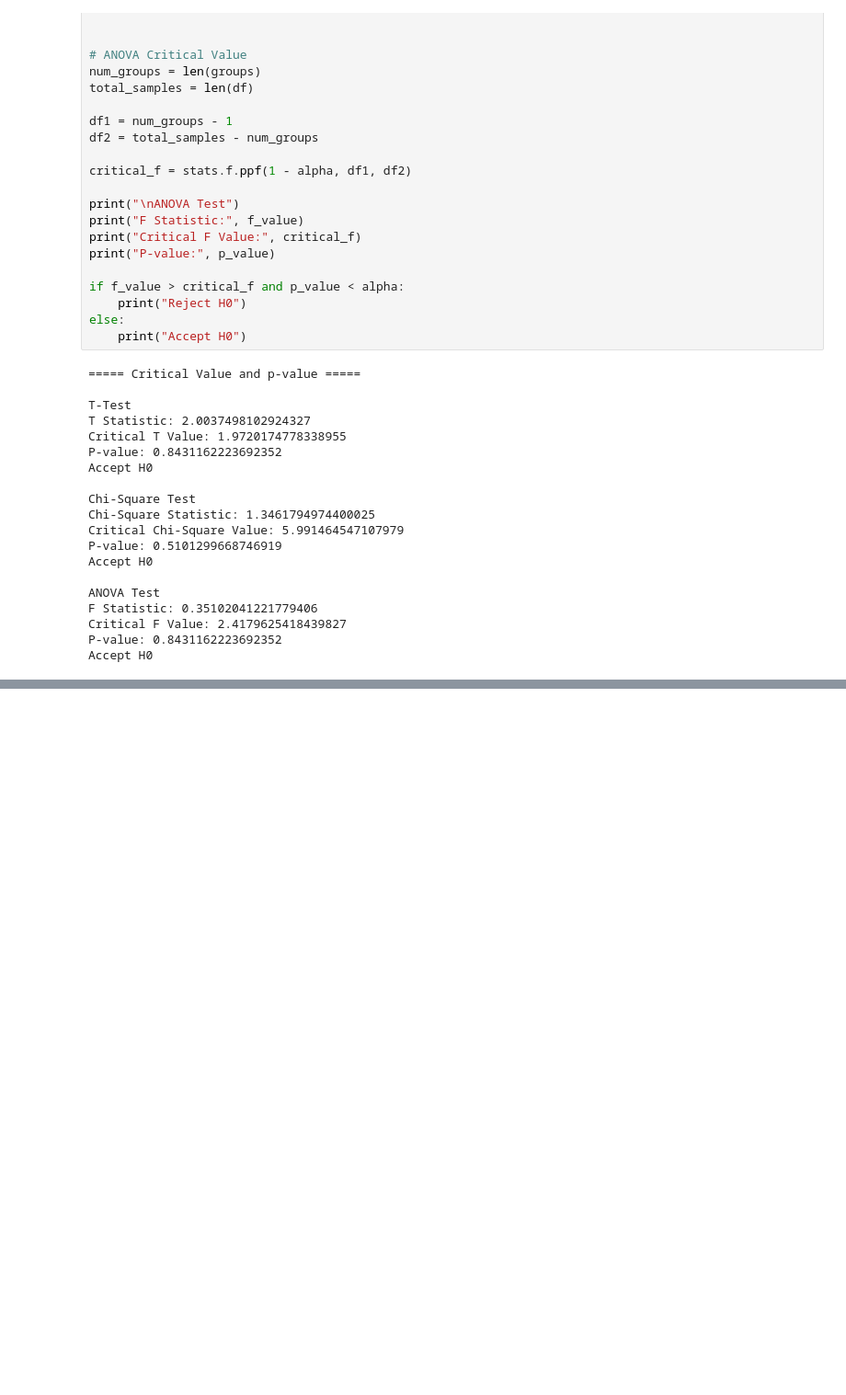
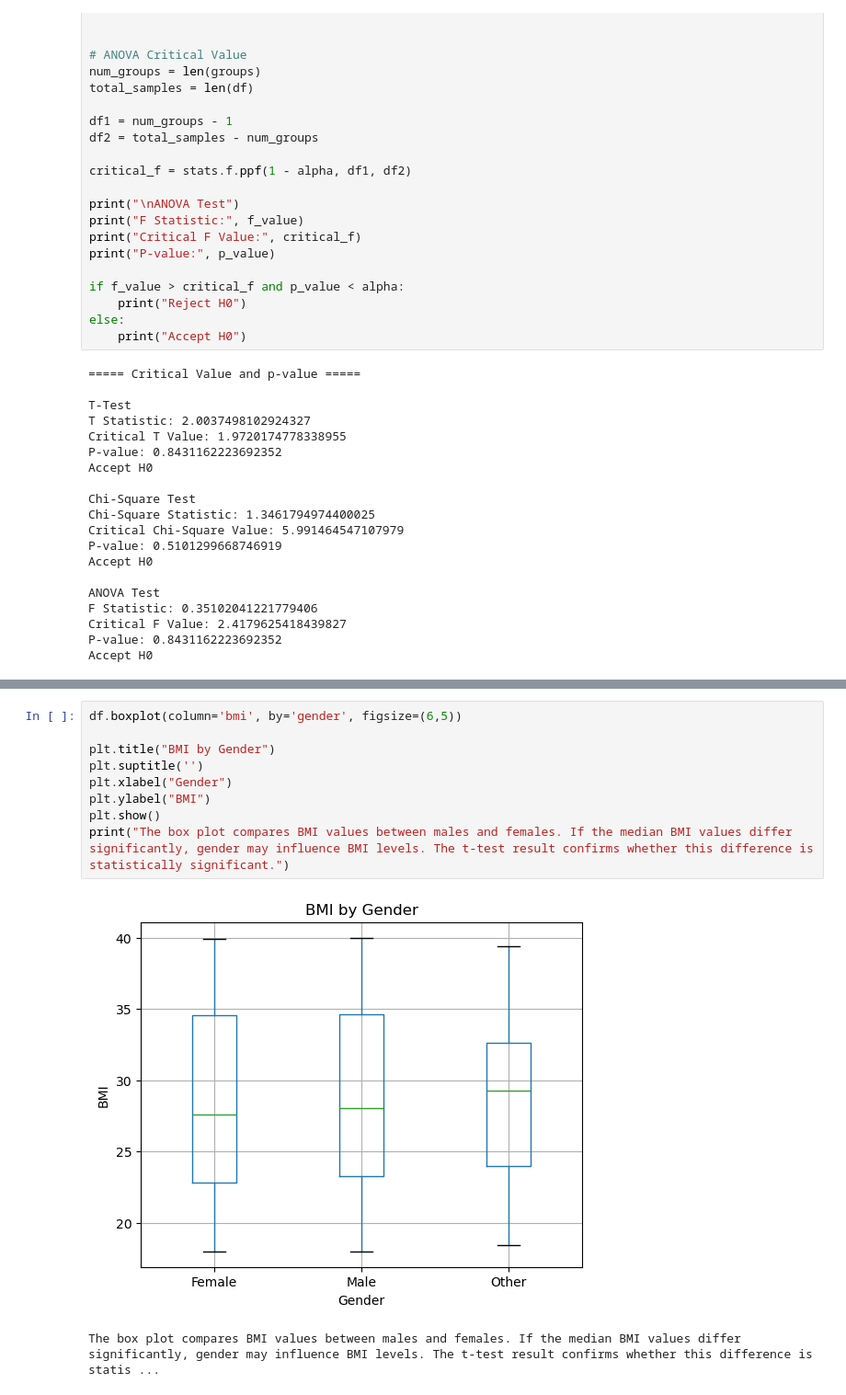
Before and after one commit to priyansh0712/RW, a Jupyter notebook: Maths/PR_2/pr_2.ipynb, the cells around one changed output, grey strips where cells are left out. Shown at 92% size. Drawn from its saved outputs; the diff is of its cells as text; blank space fills up the shorter version.

```diff
--- a/Maths/PR_2/pr_2.ipynb
+++ b/Maths/PR_2/pr_2.ipynb
@@ -260,0 +276,12 @@ Accept H0
+# %%
+df.boxplot(column='bmi', by='gender', figsize=(6,5))
+
+plt.title("BMI by Gender")
+plt.suptitle('')
+plt.xlabel("Gender")
+plt.ylabel("BMI")
+plt.show()
+print("The box plot compares BMI values between males and females. If the median BMI values differ significantly, gender may influence BMI levels. The t-test result confirms whether this difference is statistically significant.")
+# %% [output]
+[figure, added]
+The box plot compares BMI values between males and females. If the median BMI values differ significantly, gender may influence BMI levels. The t-test result confirms whether this difference is statis ...
```
Also changed, not shown: parts of 6 cells of this notebook, 6 other files.
